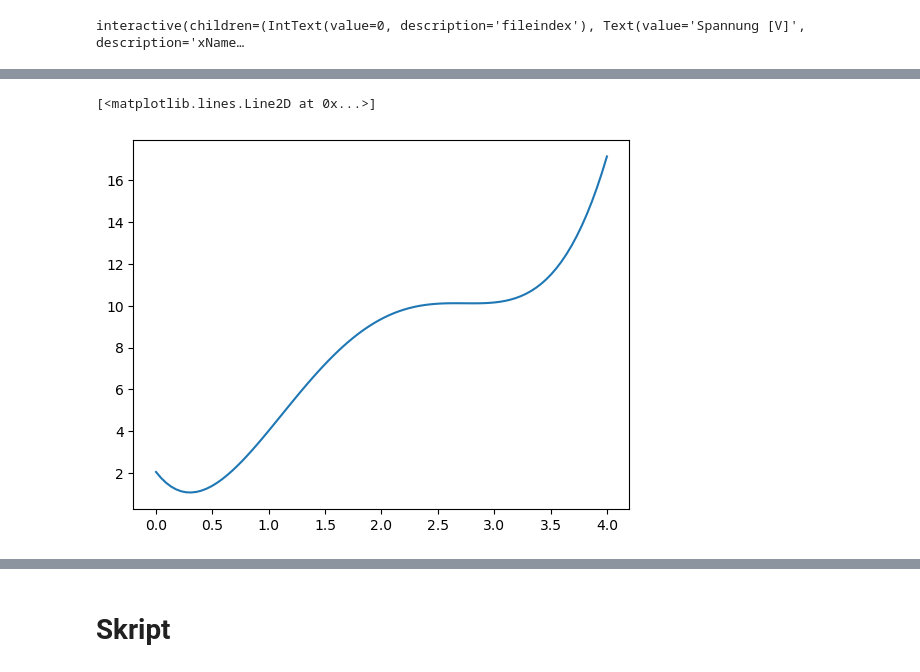
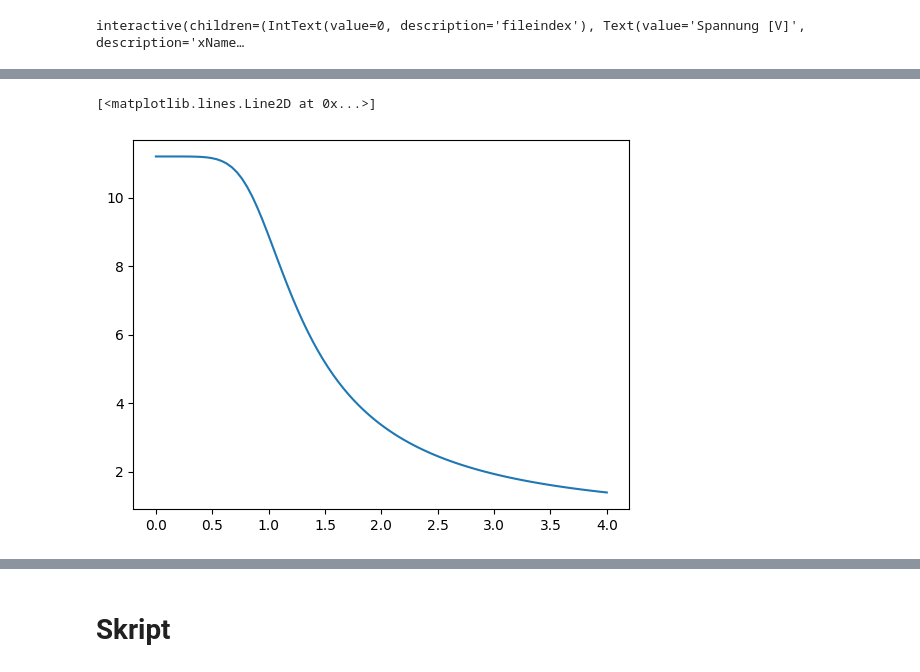
Before and after one commit to TimLockstedt/Masterarbeit, a Jupyter notebook: MuellerSkript.ipynb, the cells around one changed output, grey strips where cells are left out. Saved outputs shown, nothing was run; the diff lists cells and outputs as text; code cells hidden in the pictures.

```diff
--- a/MuellerSkript.ipynb
+++ b/MuellerSkript.ipynb
@@ -52,11 +118,20 @@ for i in range(len(measurements)):
 # %%
 from lmfit.models import Model
 # 3000, -3.97, 9.97, -3.90, 0.454, 1.35
-def intens(x, Intensity=3000, a=-3.97, b=9.97, c=-3.90, d=0.454, e=1.35, f=0.1, g=0.1, h=0.1, i=0.1):
-    return 1/4 * (Intensity-Intensity*np.cos(a*x+b*x**2 + c*x**3 + d * x**4 + e *x**5 + f * x**6 + g * x**7 + h * x**8 + i))
+# def intens(x, Intensity=3000, a=-3.97, b=9.97, c=-3.90, d=0.454, e=1.35, f=0.1, g=0.1, h=0.1, i=0.1):
+#     return 1/4 * (Intensity-Intensity*np.cos(a*x+b*x**2 + c*x**3 + d * x**4 + e *x**5 + f * x**6 + g * x**7 + h * x**8 + i))
 
 # def intens(x, Intensity=1, a=0.1, b=0.1, mu1=0.05, lam1=-0.1, mu2=0.5, lam2=0.1):
 #     return 1/4 * (Intensity-Intensity*np.cos(a*x+b*x*np.exp((x-mu1)*lam1+(x-mu2)*lam2)))
+
+
+# sehr gut
+# def intens(x, Intensity=3000, a=1.1, b=8.4, c=1.28, d=4.3, e=0.45):
+#     t = (np.abs(x)/c)**d
+#     return 1/4 * (Intensity-Intensity*np.cos(a + b * t/(1 + t) + + e*np.log1p(t))) #e*x
+
+def intens(x, Intensity=3000, a=1.1, b=8.4, c=1.28, d=4.3, e=0.45):
+    return 1/4 * (Intensity-Intensity*np.cos(a + b /(1+(x/c)**d)**e)) #e*x
 
 def ret(x, a, b, c, d, e):
     return a*np.deg2rad(x)+b*np.deg2rad(x)**2 + c*np.deg2rad(x)**3 + d * np.deg2rad(x)**4 + e
@@ -121,19 +192,16 @@ print()
 # %% [output]
 interactive(children=(IntText(value=0, description='fileindex'), Text(value='Spannung [V]', description='xName…
 # %%
-
-def intens(x, Intensity=3500, a=250, b=0.1, c=0.1, d=0.1, e=0.1):
-    return 1/4 * (Intensity-Intensity*np.cos(a*np.deg2rad(x)+b*np.deg2rad(x)**2 + c*np.deg2rad(x)**3 + d * np.deg2rad(x)**4 + e))
-#
+Index = 0
 mod = Model(intens)#GaussianModel(prefix = "a")+GaussianModel(prefix = "b")
 
 pars = mod.make_params()
 pars
-result = mod.fit(measurements[0,:,7], pars, x=measurements[0,:,2])
-dynamic_resolution_array = np.arange(min(measurements[0,:,2]),max(measurements[0,:,2]), 0.001*abs(max(measurements[0,:,2])-min(measurements[0,:,2])))
+result = mod.fit(measurements[Index,:,7], pars, x=measurements[Index,:,2])
+dynamic_resolution_array = np.arange(min(measurements[Index,:,2]),max(measurements[Index,:,2]), 0.001*abs(max(measurements[Index,:,2])-min(measurements[Index,:,2])))
 
 plt.figure(figsize=(8, 6))
-plt.errorbar(y = measurements[0,:,7], yerr = 0.1, x = measurements[0,:,2], xerr = 0.1, \
+plt.errorbar(y = measurements[Index,:,7], yerr = 0.1, x = measurements[Index,:,2], xerr = 0.1, \
     fmt = 'o', markersize = 3.5, alpha = 1, mfc = 'black', c = 'skyblue', zorder = 0, \
     label = r'Werte')
 
@@ -187,8 +267,13 @@ Correlations (unreported values are < 0.100)
 # %%
-def ret (x, a, b, c, d, e):
-    return a*np.deg2rad(x)+b*np.deg2rad(x)**2 + c*np.deg2rad(x)**3 + d * np.deg2rad(x)**4 + e
+# def ret (x, a, b, c, d, e):
+#     return a*np.deg2rad(x)+b*np.deg2rad(x)**2 + c*np.deg2rad(x)**3 + d * np.deg2rad(x)**4 + e
+# def ret(x, a, b, c, d, e):
+# 	t = (np.abs(x)/c)**d
+# 	return a + b * t/(1 + t) + + e*np.log1p(t)
+def ret(x, a, b, c, d, e):
+    return a + b /(1+(x/c)**d)**e
 
-plt.plot(measurements[0,:,2], ret(measurements[0,:,2], -402.259281, 46645.4564, -1126876.33, 8388224.59,2.04835528))
+plt.plot(measurements[0,:,2], ret(measurements[0,:,2], result.params["a"], result.params["b"], result.params["c"], result.params["d"], result.params["e"]))
 # %% [output]
 [<matplotlib.lines.Line2D at 0x...>]
-[figure, old version]
+[figure, new version]
```
Also changed, not shown: parts of 33 cells of this notebook, 18 other files.
